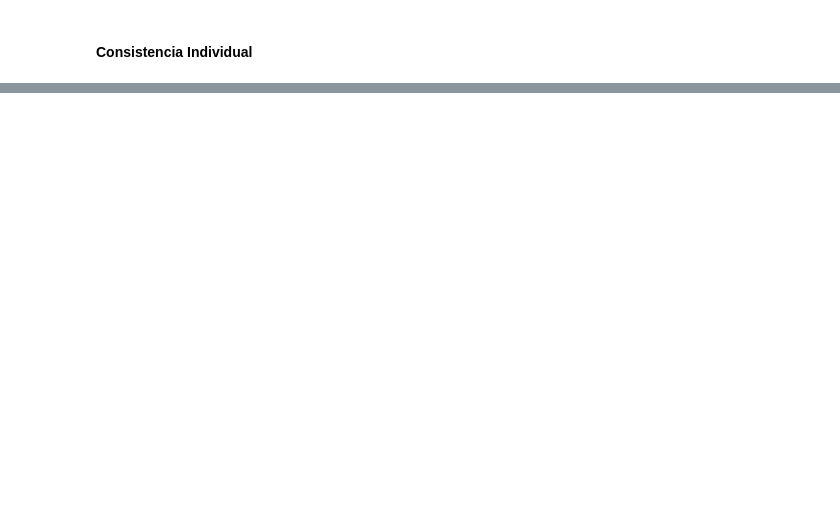
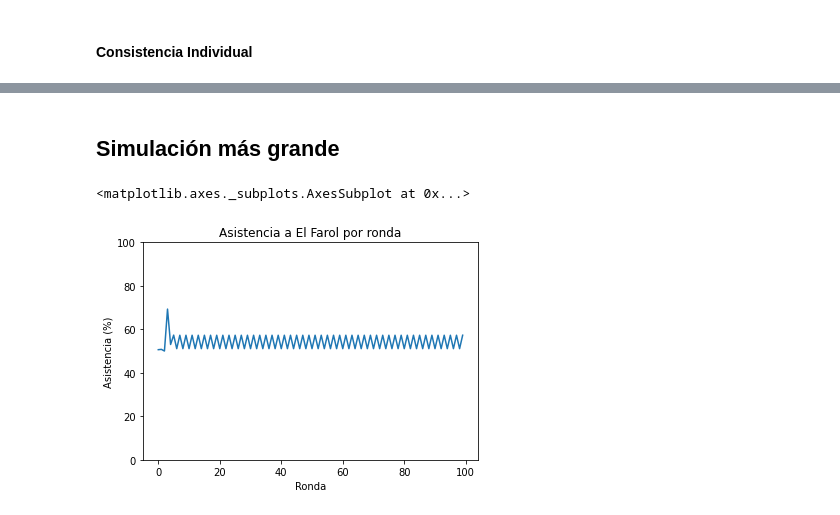
Before and after one commit to Slendercoder/SemilleroMSFS, a Jupyter notebook: Codigos/ElFarol.ipynb, the cells around one changed output, grey strips where cells are left out. Saved outputs shown, nothing was run; the diff lists cells and outputs as text; code cells hidden in the pictures; blank space fills up the shorter version.

Commit message:
Agrega simulacion grande

```diff
--- a/Codigos/ElFarol.ipynb
+++ b/Codigos/ElFarol.ipynb
@@ -344,0 +333,2 @@ plt.xlim(-1.1,1.1)
+# %% [markdown]
+## Simulación más grande
@@ -344,0 +349,12 @@ plt.xlim(-1.1,1.1)
+# %%
+data = pd.read_csv('agentes_grande.csv')
+df = pd.DataFrame(data.groupby('Ronda')['Estado'].mean())
+df.columns = ['Asistencia']
+df['Asistencia'] = df['Asistencia'] * 100
+plt.ylabel('Asistencia (%)')
+plt.ylim(0,100)
+plt.title('Asistencia a El Farol por ronda')
+df['Asistencia'].plot()
+# %% [output]
+<matplotlib.axes._subplots.AxesSubplot at 0x...>
+[figure, added]
```
Also changed, not shown: parts of 19 cells of this notebook, 5 other files.
